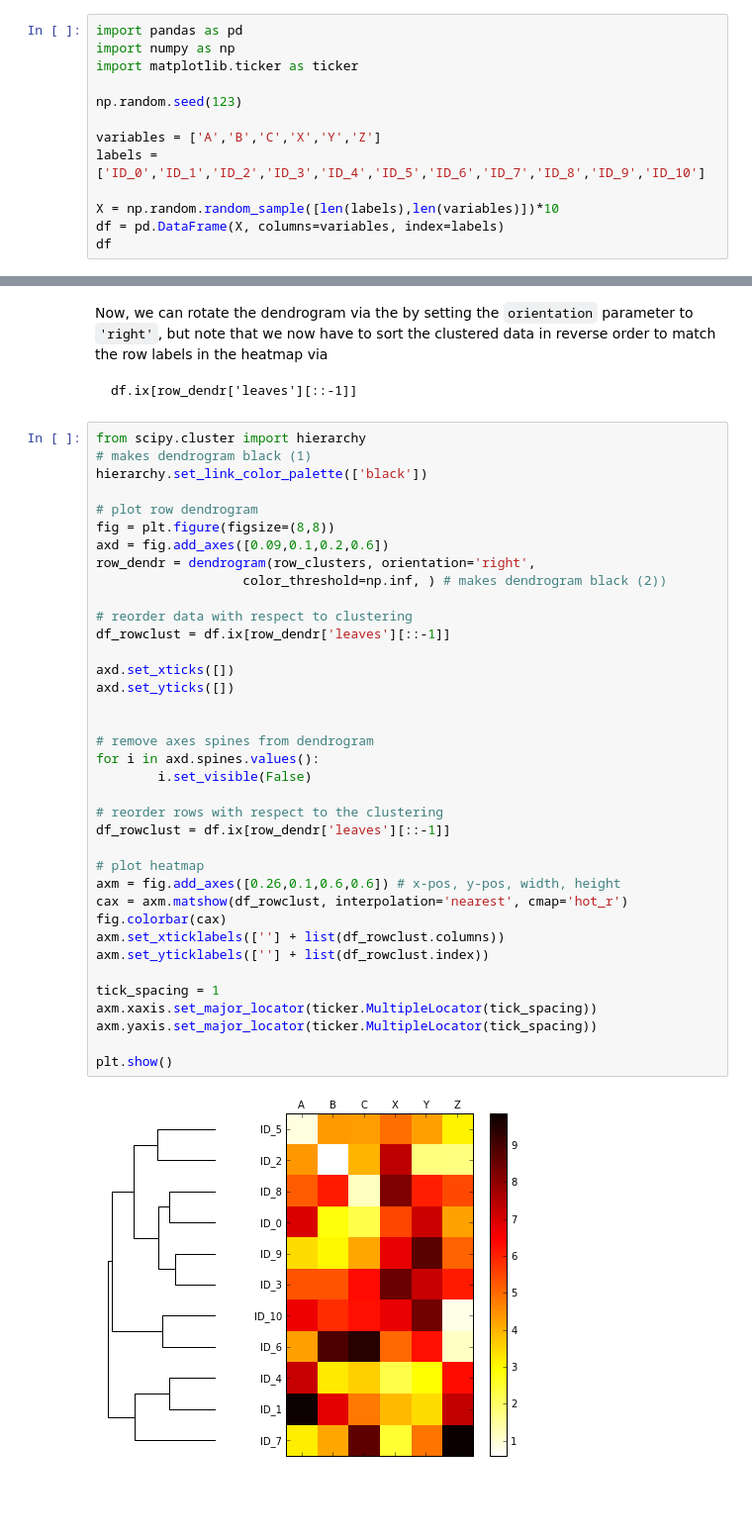
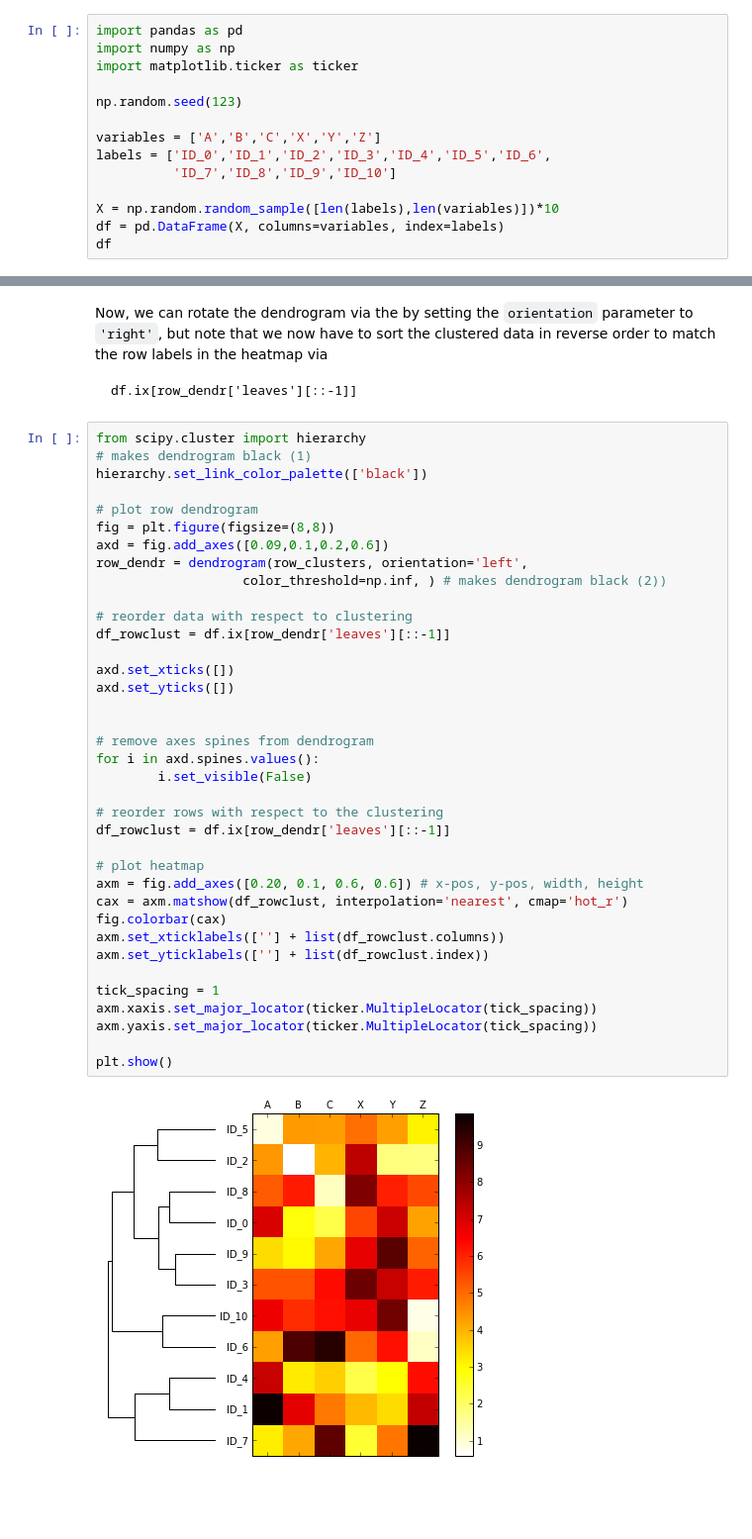
Before and after one commit to rasbt/matplotlib-gallery, a Jupyter notebook: ipynb/clust_complete_linkage.ipynb, the cells around one changed output, grey strips where cells are left out. Shown at 99% size. Drawn from its saved outputs; the diff is of its cells as text.

Commit message:
move dendograms closer and set orientaion to left for new matplotlib ver

```diff
--- a/ipynb/clust_complete_linkage.ipynb
+++ b/ipynb/clust_complete_linkage.ipynb
@@ -83,7 +83,8 @@ import matplotlib.ticker as ticker
 np.random.seed(123)
 
 variables = ['A','B','C','X','Y','Z']
-labels = ['ID_0','ID_1','ID_2','ID_3','ID_4','ID_5','ID_6','ID_7','ID_8','ID_9','ID_10']
+labels = ['ID_0','ID_1','ID_2','ID_3','ID_4','ID_5','ID_6',
+          'ID_7','ID_8','ID_9','ID_10']
 
 X = np.random.random_sample([len(labels),len(variables)])*10
 df = pd.DataFrame(X, columns=variables, index=labels)
@@ -316,37 +319,37 @@ hierarchy.set_link_color_palette(['black'])
 # plot row dendrogram
 fig = plt.figure(figsize=(8,8))
 axd = fig.add_axes([0.09,0.1,0.2,0.6])
-row_dendr = dendrogram(row_clusters, orientation='right',
+row_dendr = dendrogram(row_clusters, orientation='left',
                    color_threshold=np.inf, ) # makes dendrogram black (2))
 
 # reorder data with respect to clustering
 df_rowclust = df.ix[row_dendr['leaves'][::-1]]
 
 axd.set_xticks([])
 axd.set_yticks([])
 
 
 # remove axes spines from dendrogram
 for i in axd.spines.values():
         i.set_visible(False)
 
 # reorder rows with respect to the clustering
 df_rowclust = df.ix[row_dendr['leaves'][::-1]]
 
 # plot heatmap
-axm = fig.add_axes([0.26,0.1,0.6,0.6]) # x-pos, y-pos, width, height
+axm = fig.add_axes([0.20, 0.1, 0.6, 0.6]) # x-pos, y-pos, width, height
 cax = axm.matshow(df_rowclust, interpolation='nearest', cmap='hot_r')
 fig.colorbar(cax)
 axm.set_xticklabels([''] + list(df_rowclust.columns))
 axm.set_yticklabels([''] + list(df_rowclust.index))
 
 tick_spacing = 1
 axm.xaxis.set_major_locator(ticker.MultipleLocator(tick_spacing))
 axm.yaxis.set_major_locator(ticker.MultipleLocator(tick_spacing))
 
 plt.show()
 # %% [output]
-[figure, old version]
+[figure, new version]
 # %% [markdown]
 <br>
 <br>
```
Also changed, not shown: parts of 7 cells of this notebook.
